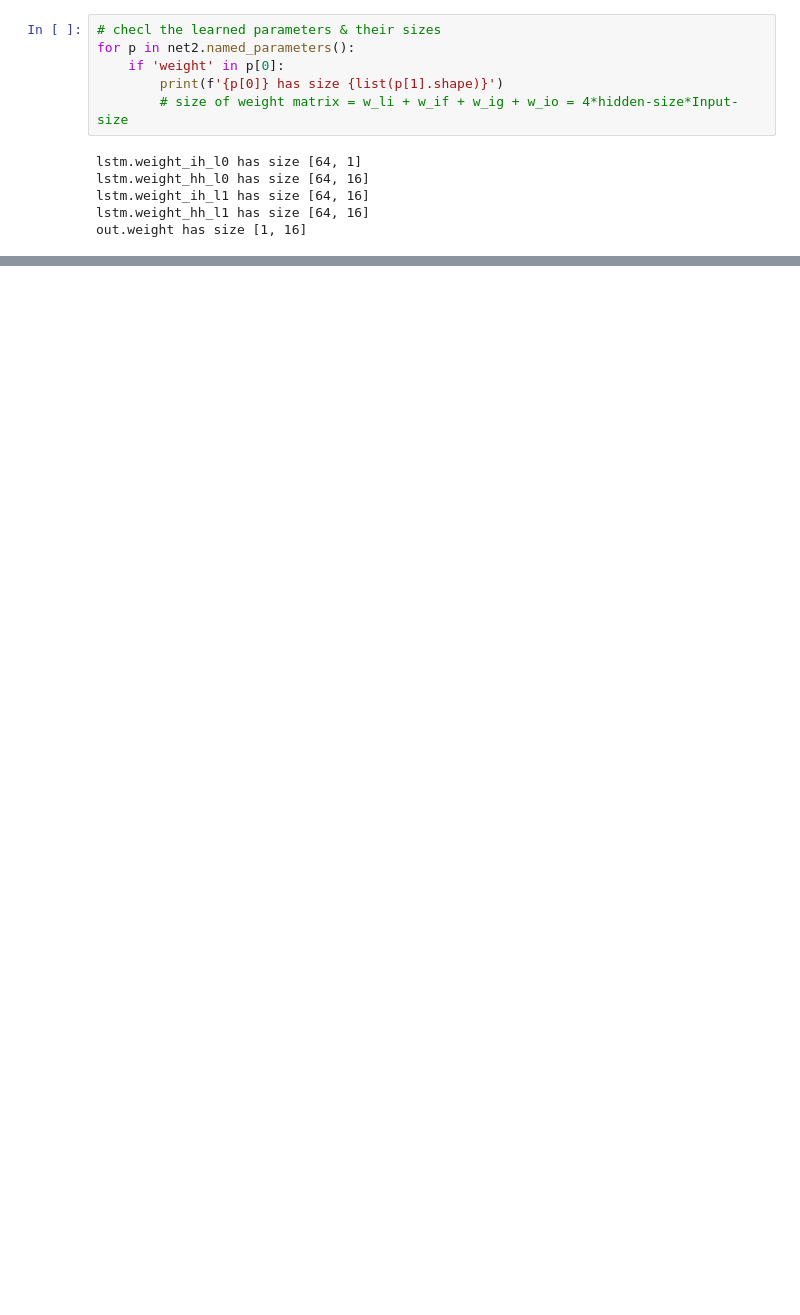
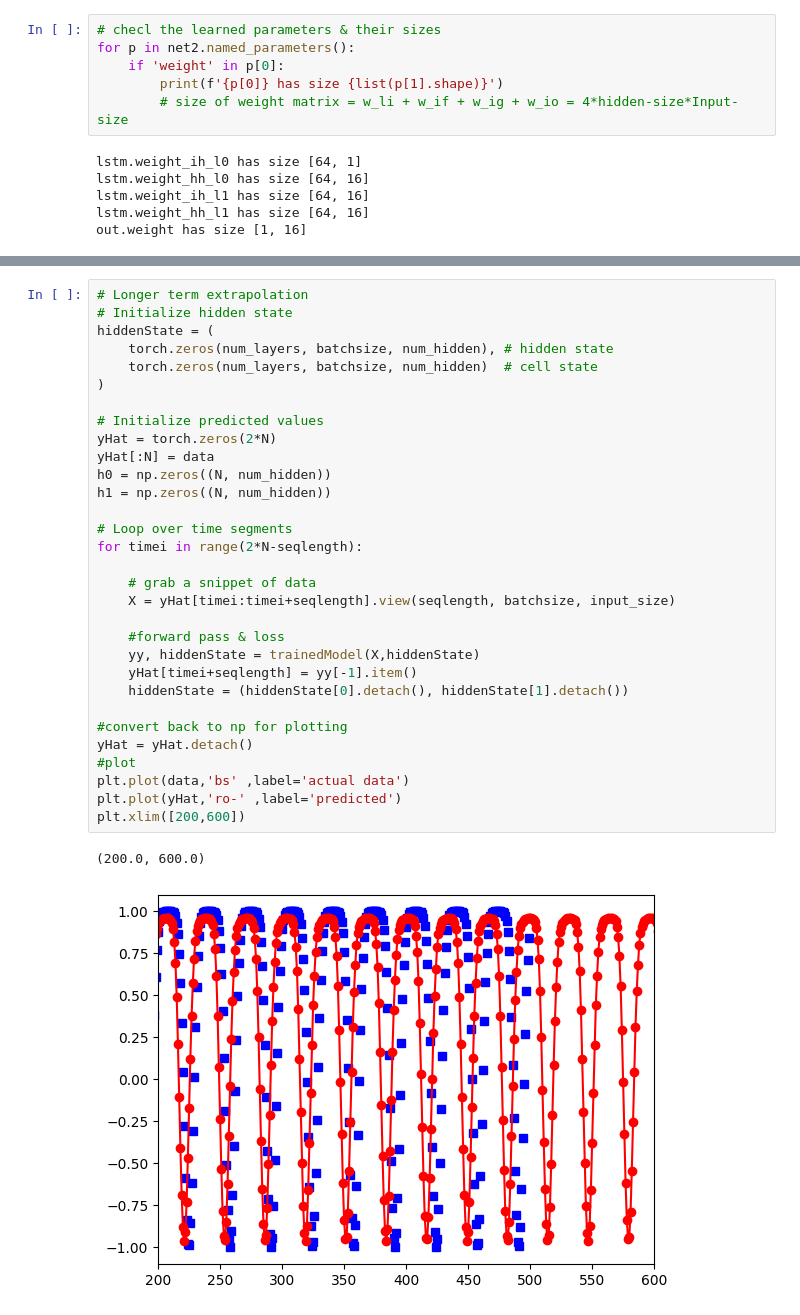
Before and after one commit to elmoghany/DL-LSTM-PyTorch-Sine-Wave-Extrapolation, a Jupyter notebook: DL-LSTM-PyTorch-Sine-Wave-Extrapolation.ipynb, the cells around one changed output, grey strips where cells are left out. Saved outputs shown, nothing was run; the diff lists cells and outputs as text; blank space fills up the shorter version.

Commit message:
extrapolation

```diff
--- a/DL-LSTM-PyTorch-Sine-Wave-Extrapolation.ipynb
+++ b/DL-LSTM-PyTorch-Sine-Wave-Extrapolation.ipynb
@@ -305,0 +317,34 @@ plt.show()
+# %%
+# Longer term extrapolation
+# Initialize hidden state
+hiddenState = (
+    torch.zeros(num_layers, batchsize, num_hidden), # hidden state
+    torch.zeros(num_layers, batchsize, num_hidden)  # cell state
+)
+
+# Initialize predicted values
+yHat = torch.zeros(2*N)
+yHat[:N] = data
+h0 = np.zeros((N, num_hidden))
+h1 = np.zeros((N, num_hidden))
+
+# Loop over time segments
+for timei in range(2*N-seqlength):
+
+    # grab a snippet of data
+    X = yHat[timei:timei+seqlength].view(seqlength, batchsize, input_size)
+
+    #forward pass & loss
+    yy, hiddenState = trainedModel(X,hiddenState)
+    yHat[timei+seqlength] = yy[-1].item()
+    hiddenState = (hiddenState[0].detach(), hiddenState[1].detach())
+
+#convert back to np for plotting
+yHat = yHat.detach()
+#plot
+plt.plot(data,'bs' ,label='actual data')
+plt.plot(yHat,'ro-' ,label='predicted')
+plt.xlim([200,600])
+# %% [output]
+(200.0, 600.0)
+[figure, added]
```
Also changed, not shown: parts of 9 cells of this notebook.
